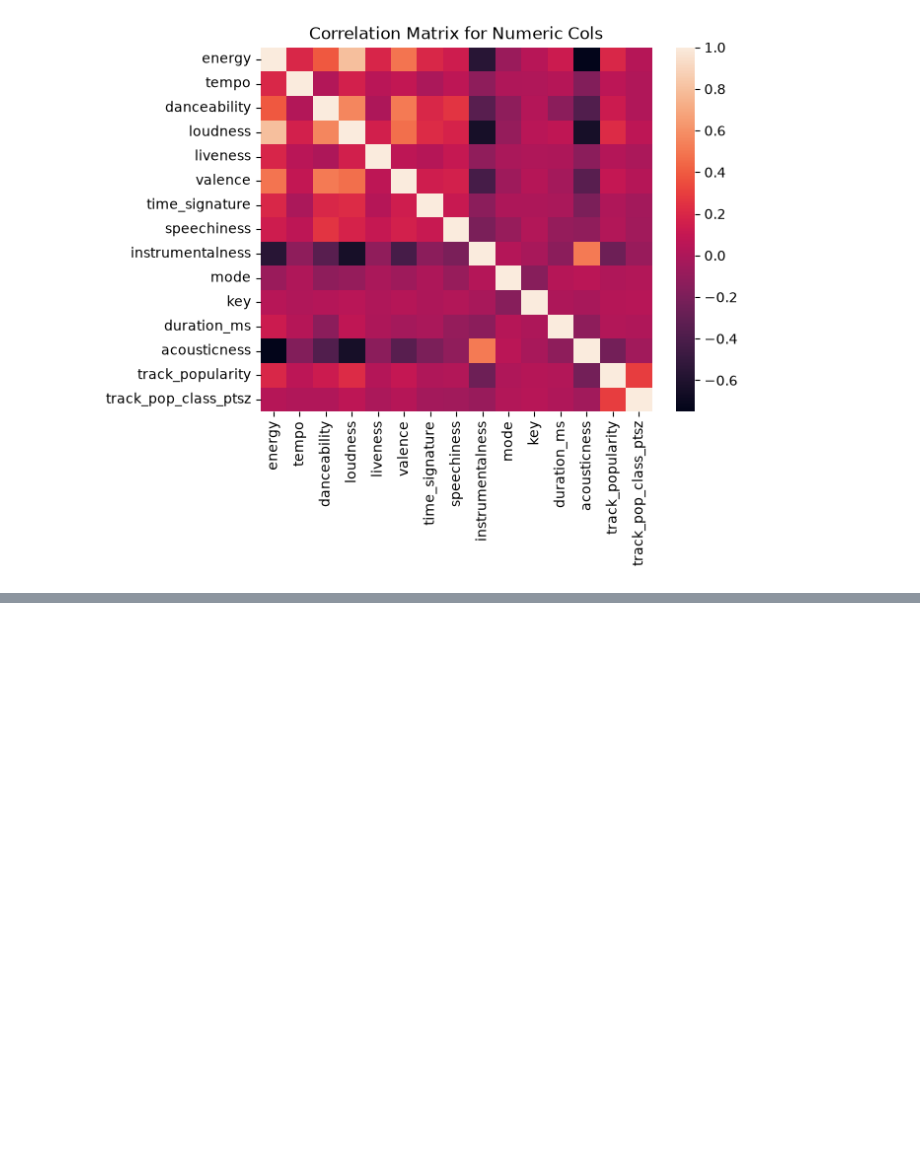
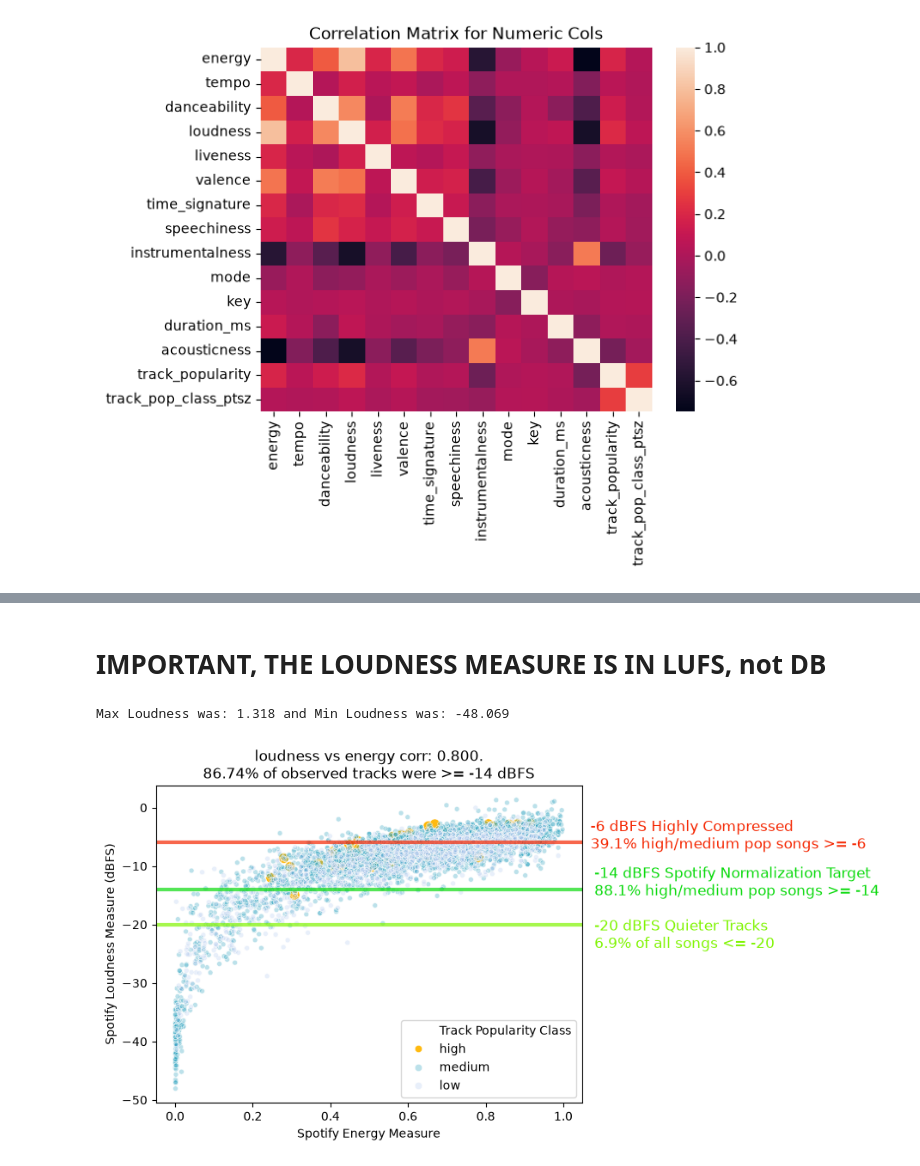
Before and after one commit to tylergarf/CU_STAT5000_Final_Proj, a Jupyter notebook: data_cleaning.ipynb, the cells around one changed output, grey strips where cells are left out. Saved outputs shown, nothing was run; the diff lists cells and outputs as text; code cells hidden in the pictures; blank space fills up the shorter version.

```diff
--- a/data_cleaning.ipynb
+++ b/data_cleaning.ipynb
@@ -230,0 +242,35 @@ for col in corr_df.columns:
+# %% [markdown]
+# IMPORTANT, THE LOUDNESS MEASURE IS IN LUFS, not DB
+# %%
+print(f"Max Loudness was: {spotify_tracks['loudness'].max()} and Min Loudness was: {spotify_tracks['loudness'].min()}")
+above_msix_pop = (spotify_tracks[(spotify_tracks['loudness'] >= -6) & ((spotify_tracks['Track Popularity Class'] == 'high') | (spotify_tracks['Track Popularity Class'] == 'medium'))].shape[0] / spotify_tracks[((spotify_tracks['Track Popularity Class'] == 'high') | (spotify_tracks['Track Popularity Class'] == 'medium'))].shape[0])*100
+above_mfort_pop = (spotify_tracks[(spotify_tracks['loudness'] >= -14) & ((spotify_tracks['Track Popularity Class'] == 'high') | (spotify_tracks['Track Popularity Class'] == 'medium'))].shape[0] / spotify_tracks[((spotify_tracks['Track Popularity Class'] == 'high') | (spotify_tracks['Track Popularity Class'] == 'medium'))].shape[0])*100
+bellow_mtwent = (spotify_tracks[(spotify_tracks['loudness'] <= -20)].shape[0] / spotify_tracks.shape[0]) * 100
+
+ax = sns.scatterplot(data=spotify_tracks,x='energy',hue='Track Popularity Class',y='loudness',palette={"low": to_rgba("#8EB1E6",0.2), "medium": to_rgba("#219EBC",0.3), "high": to_rgba("#FFB703",0.95)},size='track_pop_class_ptsz')
+plt.axhline(y=-14,xmin=0,xmax=1,color="#0bda0e",lw=3,alpha=0.7)
+plt.axhline(y=-20,xmin=0,xmax=1,color="#80f502",lw=3,alpha=0.7)
+plt.axhline(y=-6,xmin=0,xmax=1,color="#f52702",lw=3,alpha=0.7)
+#plt.axhline(y=spotify_tracks[spotify_tracks['Track Popularity Class'] == 'low']['loudness'].median(),xmin=0,xmax=1,color="#dd02f5",lw=3,alpha=0.7)
+
+ax.text(x=1.08, y=-15, s=f"-14 dBFS Spotify Normalization Target\n{above_mfort_pop:.1f}% high/medium pop songs >= -14", fontsize=12, color="#0bda0e")
+ax.text(x=1.08, y=-24, s=f"-20 dBFS Quieter Tracks\n{bellow_mtwent :.1f}% of all songs <= -20", fontsize=12, color="#80f502")
+ax.text(x=1.07, y=-7, s=f"-6 dBFS Highly Compressed\n{above_msix_pop:.1f}% high/medium pop songs >= -6", fontsize=12, color="#f52702")
+
+
+handles, labels = ax.get_legend_handles_labels()
+num_pops = len(spotify_tracks['Track Popularity Class'].unique())
+
+
+above_mfourt = (spotify_tracks[spotify_tracks['loudness'] >= -14].shape[0] / spotify_tracks.shape[0])*100
+
+plt.legend(handles[:num_pops+1],labels[:num_pops+1])
+
+plt.title(f"loudness vs energy corr: {corr_df.loc['energy','loudness']:.3f}.\n{above_mfourt:.2f}% of observed tracks were >= -14 dBFS")
+plt.ylabel("Spotify Loudness Measure (dBFS)")
+plt.xlabel("Spotify Energy Measure")
+
+plt.show()
+# %% [output]
+Max Loudness was: 1.318 and Min Loudness was: -48.069
+[figure, added]
```
Also changed, not shown: parts of 8 cells of this notebook.
